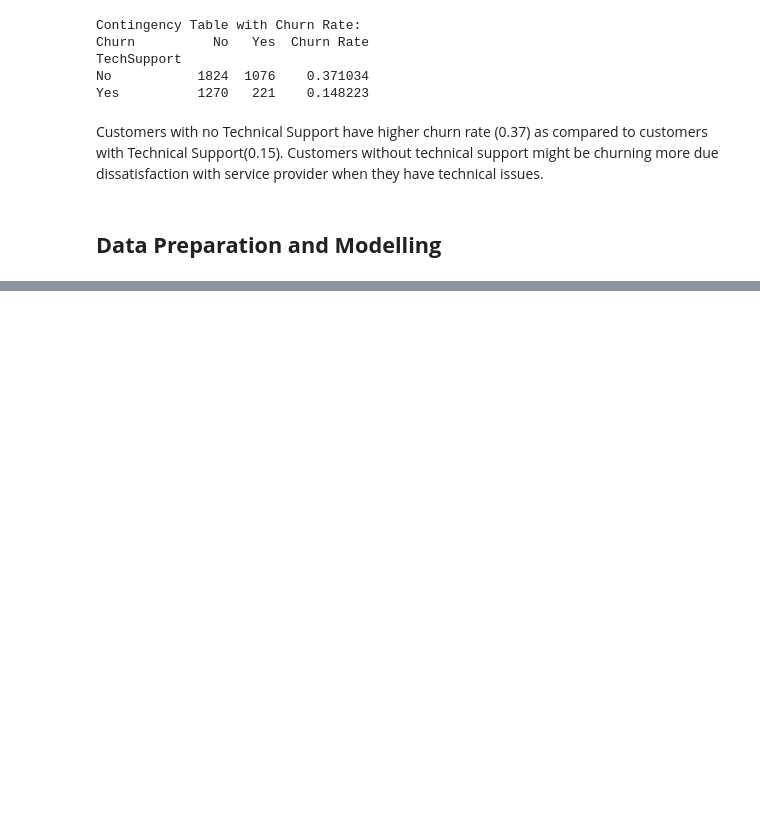
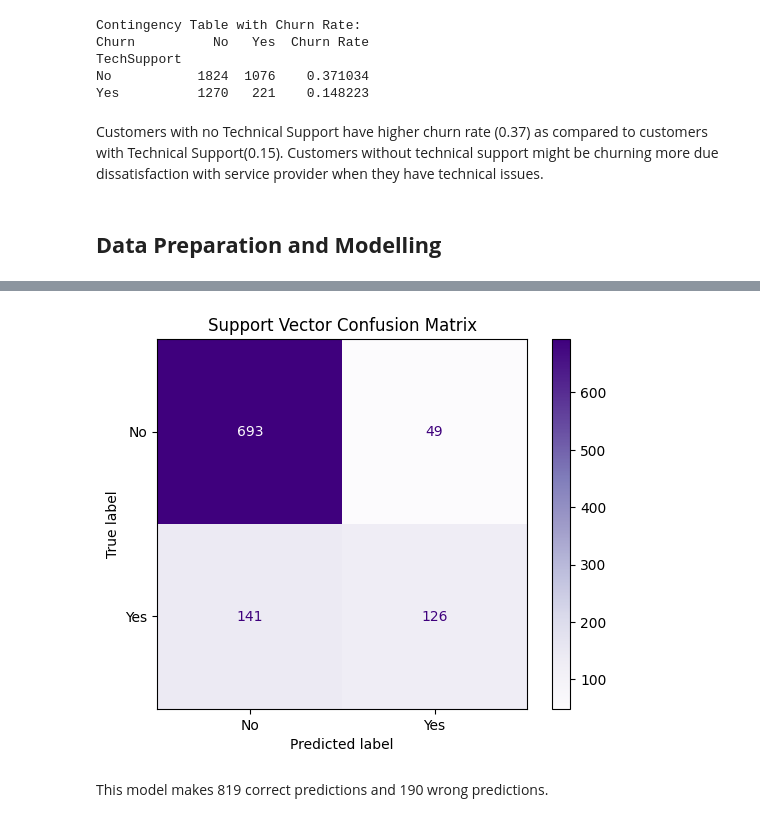
Before and after one commit to richmond-yeboah/Customer-Churn-Prediction, a Jupyter notebook: Notebooks/main.ipynb, the cells around one changed output, grey strips where cells are left out. Saved outputs shown, nothing was run; the diff lists cells and outputs as text; code cells hidden in the pictures; blank space fills up the shorter version.

```diff
--- a/Notebooks/main.ipynb
+++ b/Notebooks/main.ipynb
@@ -804,0 +1079,7 @@ Customers with no Technical Support have higher churn rate (0.37) as compared to
+# %%
+SVM_pipeline = Pipeline([
+    ('preprocessor', full_pipeline),
+    ('classifier', SVC(probability=True, random_state=0))
+])
+
+SVM_pipeline.fit(X_train, y_train_encoded)
@@ -804,0 +1104,22 @@ Customers with no Technical Support have higher churn rate (0.37) as compared to
+# %%
+# Get y predict values using svm pipeline
+svm_y_pred = SVM_pipeline.predict(X_eval)
+# Get classification report for true and predicted values
+svm_report = classification_report(y_eval_encoded, svm_y_pred)
+
+# Define model predictions for the model and true labels
+svm_pred_proba = SVM_pipeline.predict_proba(X_eval)[:,1]
+# Calculate FPR and TPR for the model
+svm_fpr, svm_tpr, _ = roc_curve(y_eval_encoded, svm_pred_proba)
+# Calculate AUC for the model
+svm_auc_score = auc(svm_fpr, svm_tpr)
+# %%
+# Get confusion matrix values and display using confusion matrix display
+svm_cnf_matrix = confusion_matrix(y_eval_encoded, svm_y_pred)
+disp = ConfusionMatrixDisplay(svm_cnf_matrix,display_labels=label_encoder.classes_)
+disp.plot(cmap='Purples')
+plt.title('Support Vector Confusion Matrix');
+# %% [output]
+[figure, added]
+# %% [markdown]
+This model makes 819 correct predictions and 190 wrong predictions.
```
Also changed, not shown: parts of 34 cells of this notebook.
